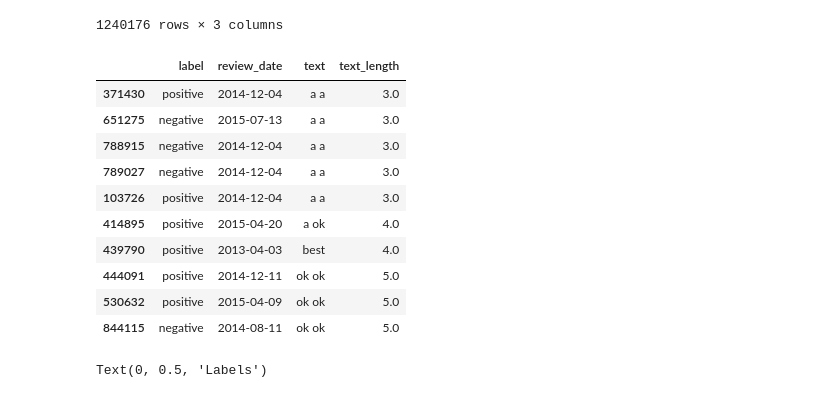
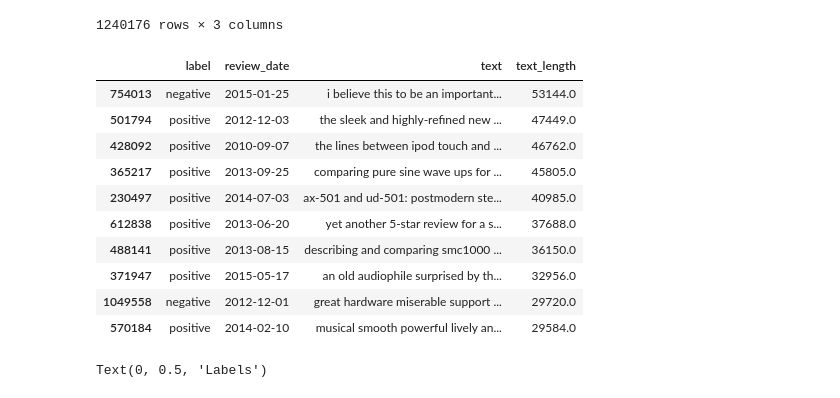
Before and after one commit to 2019ht12169/Thesis, a Jupyter notebook: naiveBayes.ipynb, the cells around one changed output. Cells and saved outputs as stored; diff of their text form; code cells hidden in the pictures.

```diff
--- a/naiveBayes.ipynb
+++ b/naiveBayes.ipynb
@@ -41,35 +41,35 @@ train_base_df
 # %%
 
 # Replace the Classes with Integer Values
 train_df = train_base_df.copy()
 train_df["label"] = train_df["label"].astype('str')
 train_df["label"] = train_df["label"].replace({"0":"negative"})
 train_df["label"] = train_df["label"].replace({"1":"positive"})
 
 # Clean the Test Data
 test_df = test_base_df.copy()
 test_df["label"] = test_df["label"].astype('str')
 test_df["label"] = test_df["label"].replace({"0":"negative"})
 test_df["label"] = test_df["label"].replace({"1":"positive"})
 
 # Create a Feature based on Text Length
 train_df['text_length'] = train_df['text'].str.len() # Store string length of each sample
-train_df = train_df.sort_values(['text_length'], ascending=True)
+train_df = train_df.sort_values(['text_length'], ascending=False)
 train_df = train_df.dropna()
 test_df = test_df.dropna()
 train_df.head(10)
 # %% [output]
 |  | label | review_date | text | text_length |
-| 371430 | positive | 2014-12-04 | a a | 3.0 |
-| 651275 | negative | 2015-07-13 | a a | 3.0 |
-| 788915 | negative | 2014-12-04 | a a | 3.0 |
-| 789027 | negative | 2014-12-04 | a a | 3.0 |
-| 103726 | positive | 2014-12-04 | a a | 3.0 |
-| 414895 | positive | 2015-04-20 | a ok | 4.0 |
-| 439790 | positive | 2013-04-03 | best | 4.0 |
-| 444091 | positive | 2014-12-11 | ok ok | 5.0 |
-| 530632 | positive | 2015-04-09 | ok ok | 5.0 |
-| 844115 | negative | 2014-08-11 | ok ok | 5.0 |
+| 754013 | negative | 2015-01-25 | i believe this to be an important... | 53144.0 |
+| 501794 | positive | 2012-12-03 | the sleek and highly-refined new ... | 47449.0 |
+| 428092 | positive | 2010-09-07 | the lines between ipod touch and ... | 46762.0 |
+| 365217 | positive | 2013-09-25 | comparing pure sine wave ups for ... | 45805.0 |
+| 230497 | positive | 2014-07-03 | ax-501 and ud-501: postmodern ste... | 40985.0 |
+| 612838 | positive | 2013-06-20 | yet another 5-star review for a s... | 37688.0 |
+| 488141 | positive | 2013-08-15 | describing and comparing smc1000 ... | 36150.0 |
+| 371947 | positive | 2015-05-17 | an old audiophile surprised by th... | 32956.0 |
+| 1049558 | negative | 2012-12-01 | great hardware miserable support ... | 29720.0 |
+| 570184 | positive | 2014-02-10 | musical smooth powerful lively an... | 29584.0 |
 # %%
 # Print the Distribution of Sentiment Labels
 sns.set_theme(style="whitegrid")
```
